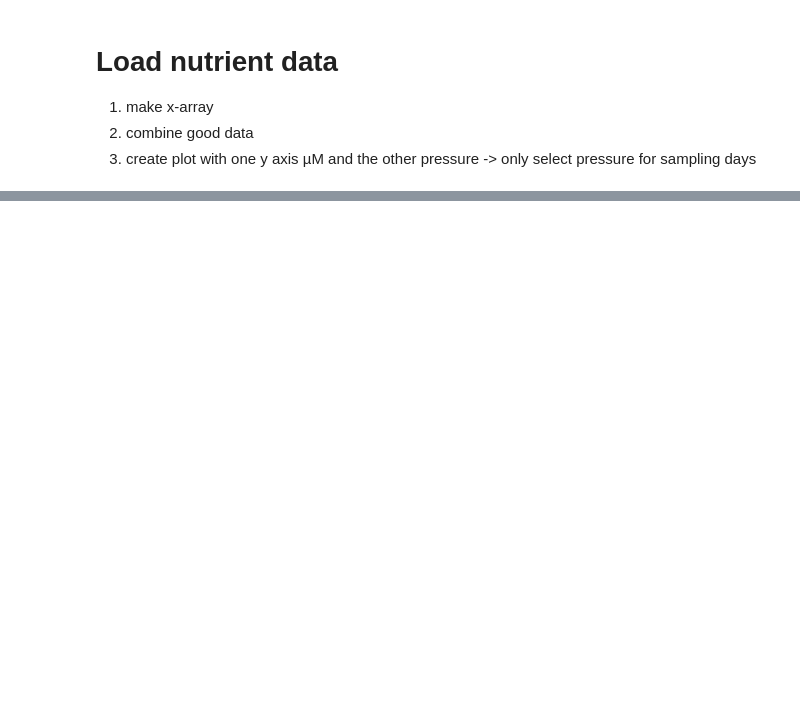
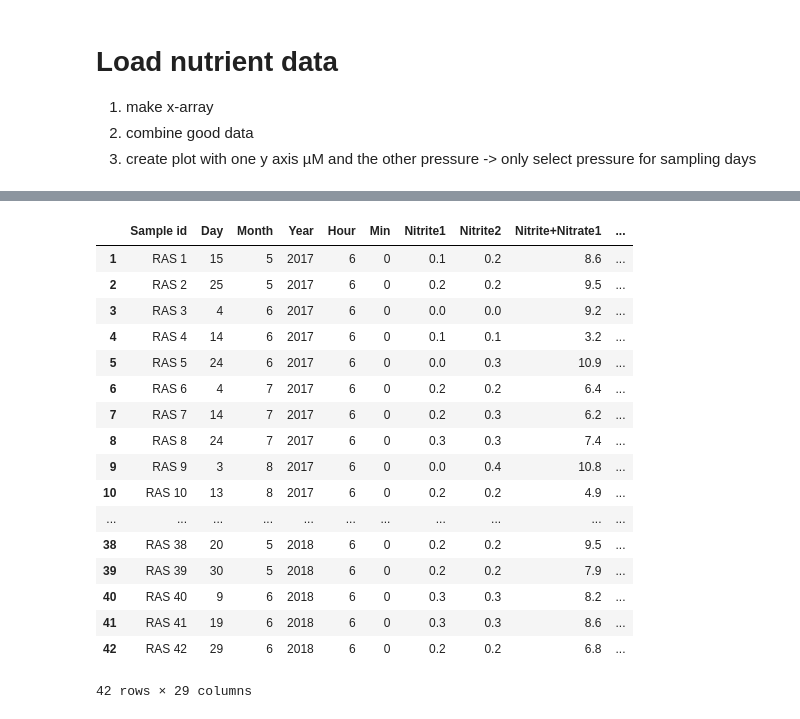
Before and after one commit to Marie-Louise-Korte/Rockall_Trough_MHW, a Jupyter notebook: Load_Nutrient_Data.ipynb, the cells around one changed output, grey strips where cells are left out. Drawn from its saved outputs; the diff is of its cells as text; code cells hidden in the pictures; blank space fills up the shorter version.

```diff
--- a/Load_Nutrient_Data.ipynb
+++ b/Load_Nutrient_Data.ipynb
@@ -18,0 +20,33 @@ FileNotFoundError: [Errno 2] No such file or directory: 'data/BioGeoChem/2017201
+# %%
+dt_year = (ds_N.Year)
+dt_month =(ds_N.Month)
+dt_day = (ds_N.Day)
+# %%
+dt = (dt_year + dt_month + dt_day)
+# %%
+format= "%Y%m%d"
+# %%
+for n in dt.index:
+    dt_object = datetime.datetime.strptime(dt[n], format)
+    ds_N.date[n]=dt_object
+# %%
+ds_N
+# %% [output]
+|  | Sample id | Day | Month | Year | Hour | Min | Nitrite1 | Nitrite2 | Nitrite+Nitrate1 | ... |
+| 1 | RAS 1 | 15 | 5 | 2017 | 6 | 0 | 0.1 | 0.2 | 8.6 | ... |
+| 2 | RAS 2 | 25 | 5 | 2017 | 6 | 0 | 0.2 | 0.2 | 9.5 | ... |
+| 3 | RAS 3 | 4 | 6 | 2017 | 6 | 0 | 0.0 | 0.0 | 9.2 | ... |
+| 4 | RAS 4 | 14 | 6 | 2017 | 6 | 0 | 0.1 | 0.1 | 3.2 | ... |
+| 5 | RAS 5 | 24 | 6 | 2017 | 6 | 0 | 0.0 | 0.3 | 10.9 | ... |
+| 6 | RAS 6 | 4 | 7 | 2017 | 6 | 0 | 0.2 | 0.2 | 6.4 | ... |
+| 7 | RAS 7 | 14 | 7 | 2017 | 6 | 0 | 0.2 | 0.3 | 6.2 | ... |
+| 8 | RAS 8 | 24 | 7 | 2017 | 6 | 0 | 0.3 | 0.3 | 7.4 | ... |
+| 9 | RAS 9 | 3 | 8 | 2017 | 6 | 0 | 0.0 | 0.4 | 10.8 | ... |
+| 10 | RAS 10 | 13 | 8 | 2017 | 6 | 0 | 0.2 | 0.2 | 4.9 | ... |
+| ... | ... | ... | ... | ... | ... | ... | ... | ... | ... | ... |
+| 38 | RAS 38 | 20 | 5 | 2018 | 6 | 0 | 0.2 | 0.2 | 9.5 | ... |
+| 39 | RAS 39 | 30 | 5 | 2018 | 6 | 0 | 0.2 | 0.2 | 7.9 | ... |
+| 40 | RAS 40 | 9 | 6 | 2018 | 6 | 0 | 0.3 | 0.3 | 8.2 | ... |
+| 41 | RAS 41 | 19 | 6 | 2018 | 6 | 0 | 0.3 | 0.3 | 8.6 | ... |
+| 42 | RAS 42 | 29 | 6 | 2018 | 6 | 0 | 0.2 | 0.2 | 6.8 | ... |
+42 rows × 29 columns
```
Also changed, not shown: parts of 3 cells of this notebook.
